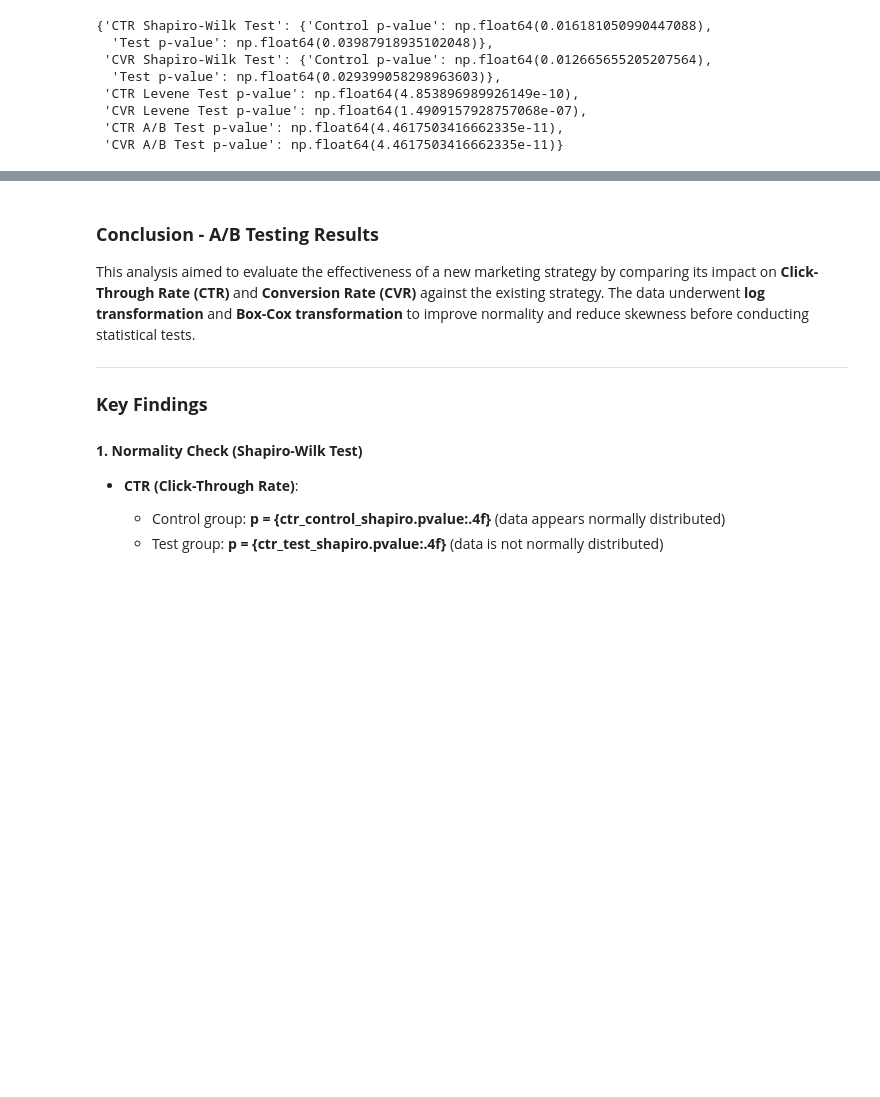
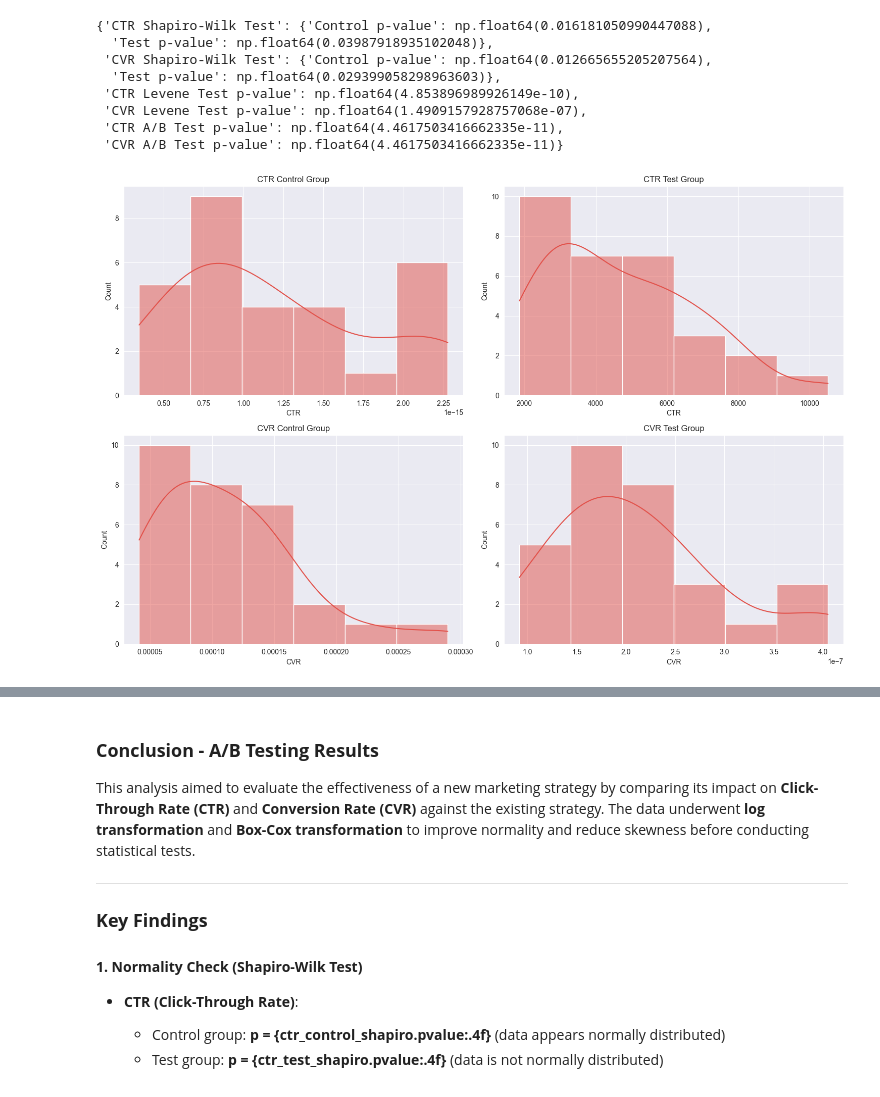
Before and after one commit to thebekhruz/AB_testing, a Jupyter notebook: notebooks/AB_testing.ipynb, the cells around one changed output, grey strips where cells are left out. Saved outputs shown, nothing was run; the diff lists cells and outputs as text; code cells hidden in the pictures; blank space fills up the shorter version.

```diff
--- a/notebooks/AB_testing.ipynb
+++ b/notebooks/AB_testing.ipynb
@@ -42,18 +38,23 @@ Let’s begin our analysis! 🚀
 # %%
 # %pip install -r ../requirements.txt
 # %%
+# Import libraries
 import numpy as np
 import pandas as pd
-
 import scipy.stats as stats
 import matplotlib.pyplot as plt
 import seaborn as sns
 from scipy.stats import mannwhitneyu, ttest_ind
 
+# Set seaborn style and color palette
+sns.set_style("darkgrid")
+sns.set_palette(sns.color_palette("Spectral"))
 
+# Load the data
 control_df = pd.read_csv('../data/transformed_control_group.csv')
 test_df = pd.read_csv('../data/transformed_test_group.csv')
 
+# Check the data
 control_df.head()
 # %% [output]
 |  | Campaign Name | Date | Spend [USD] | # of Impressions | Reach | # of Website Clicks | # of Searches | ... |
@@ -114,3 +115,23 @@ else:
  'CVR Levene Test p-value': np.float64(1.4909157928757068e-07),
  'CTR A/B Test p-value': np.float64(4.4617503416662335e-11),
  'CVR A/B Test p-value': np.float64(4.4617503416662335e-11)}
+# %%
+# CTR and CVR distributions
+fig, axs = plt.subplots(2, 2, figsize=(15, 10))
+
+sns.histplot(control_df['CTR'], kde=True, ax=axs[0, 0])
+axs[0, 0].set_title('CTR Control Group')
+
+sns.histplot(test_df['CTR'], kde=True, ax=axs[0, 1])
+axs[0, 1].set_title('CTR Test Group')
+
+sns.histplot(control_df['CVR'], kde=True, ax=axs[1, 0])
+axs[1, 0].set_title('CVR Control Group')
+
+sns.histplot(test_df['CVR'], kde=True, ax=axs[1, 1])
+axs[1, 1].set_title('CVR Test Group')
+
+plt.tight_layout()
+plt.show()
+# %% [output]
+[figure, added]
```
Also changed, not shown: parts of 4 cells of this notebook, 3 other files.
